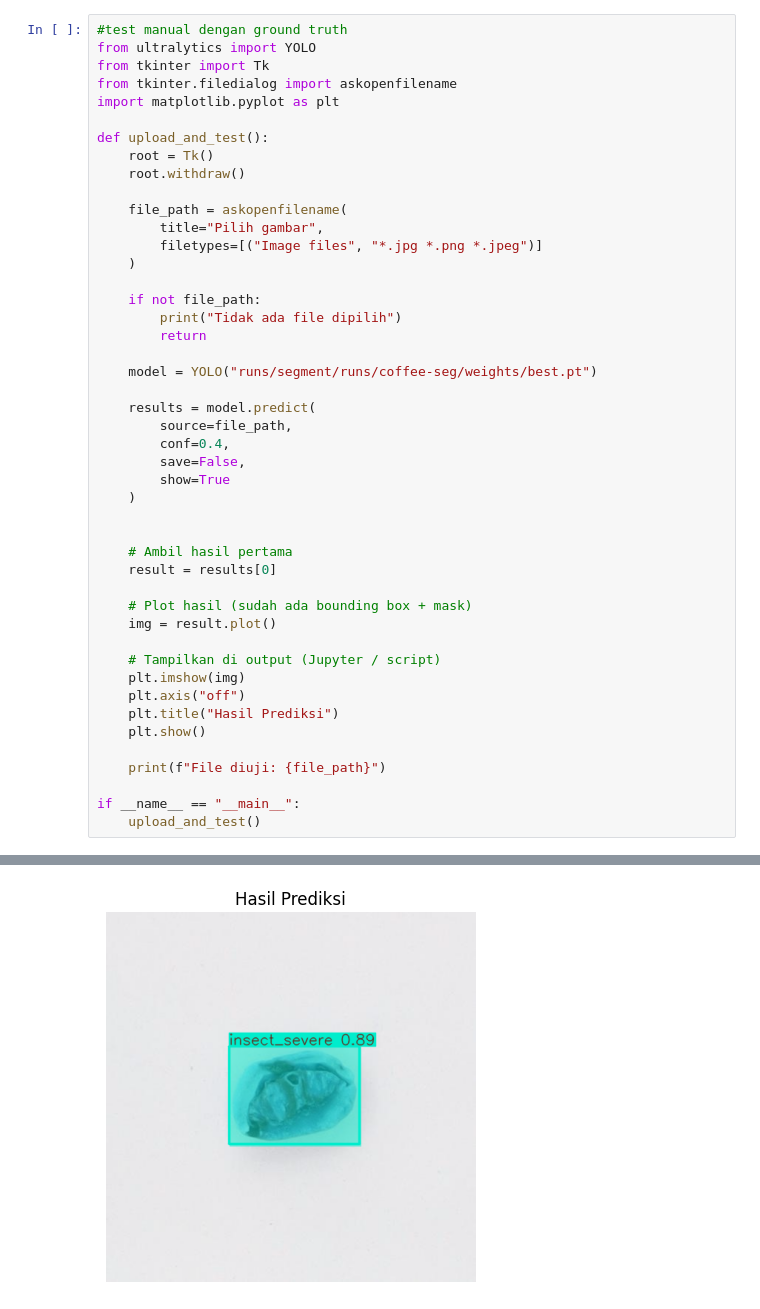
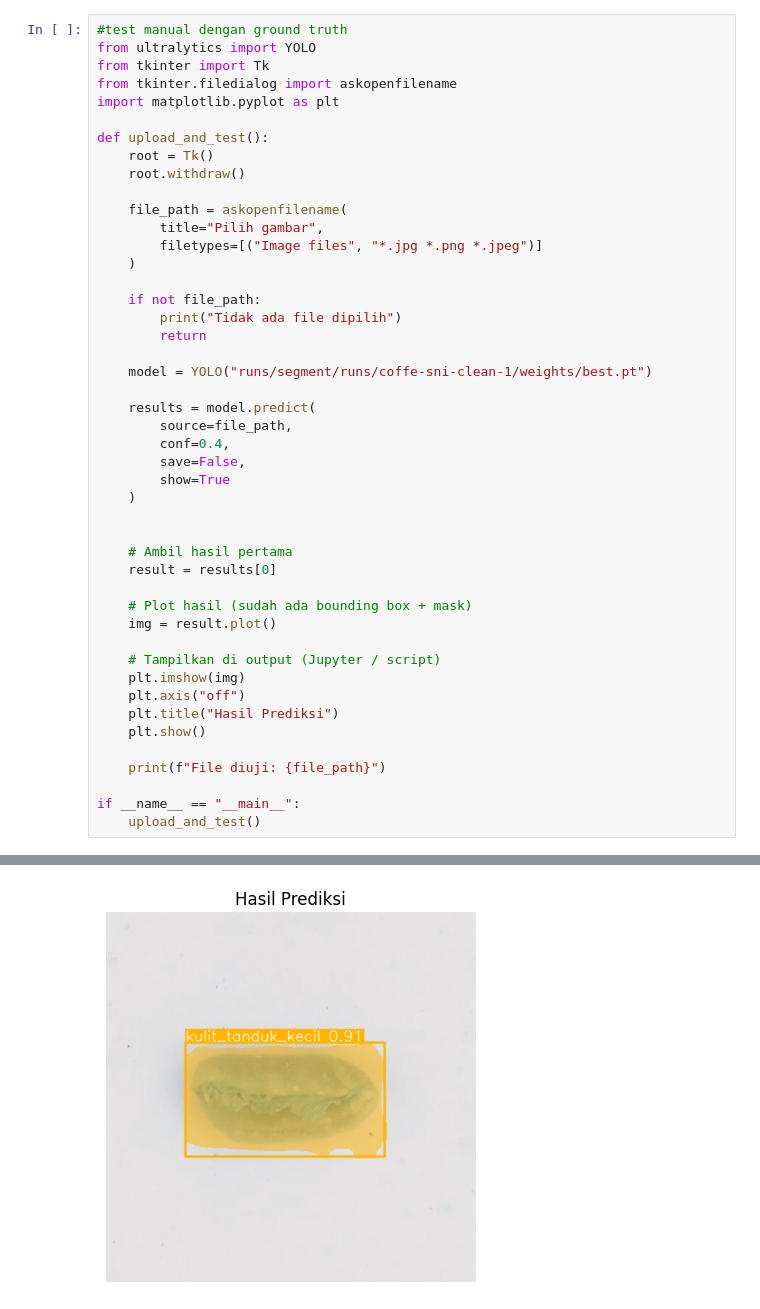
Before and after one commit to pentahead/YOLO11n-seg_CoffeGrader, a Jupyter notebook: predict.ipynb, the cells around one changed output, grey strips where cells are left out. Saved outputs shown, nothing was run; the diff lists cells and outputs as text.

```diff
--- a/predict.ipynb
+++ b/predict.ipynb
@@ -50,7 +50,7 @@ def upload_and_test():
         print("Tidak ada file dipilih")
         return
 
-    model = YOLO("runs/segment/runs/coffee-seg/weights/best.pt")
+    model = YOLO("runs/segment/runs/coffe-sni-clean-1/weights/best.pt")
 
     results = model.predict(
         source=file_path,
@@ -82 +82 @@ Speed: 5.8ms preprocess, 125.0ms inference, 3.2ms postprocess per image at shape
-[figure, old version]
+[figure, new version]
```
Also changed, not shown: parts of 3 cells of this notebook, 4 other files.
